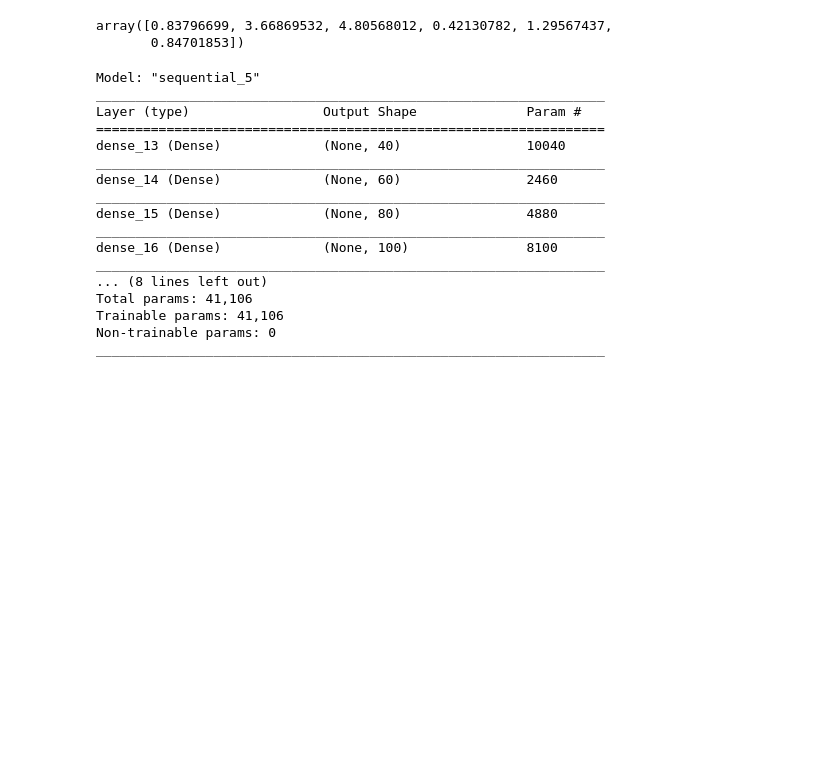
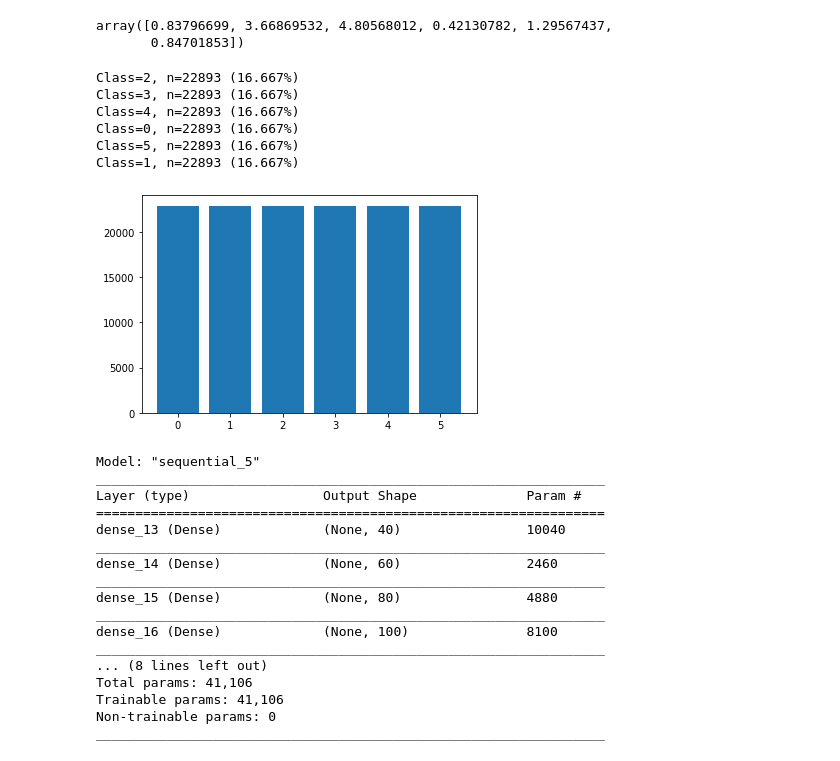
Before and after one commit to ppkgtmm/emotion, a Jupyter notebook: sample_emo.ipynb, the cells around one changed output. Saved outputs shown, nothing was run; the diff lists cells and outputs as text; code cells hidden in the pictures; blank space fills up the shorter version.

```diff
--- a/sample_emo.ipynb
+++ b/sample_emo.ipynb
@@ -78,6 +79,22 @@ array([0.83796699, 3.66869532, 4.80568012, 0.42130782, 1.29567437,
 oversample = SMOTE()
 sequence_train, train_target = oversample.fit_resample(sequence_train,\
                                                        train_target)
+# %%
+counter = Counter(np.argmax(train_target, axis=1))
+for k,v in counter.items():
+	per = v / len(train_target) * 100
+	print('Class=%d, n=%d (%.3f%%)' % (k, v, per))
+# plot the distribution
+plt.bar(counter.keys(), counter.values())
+plt.show()
+# %% [output]
+Class=2, n=22893 (16.667%)
+Class=3, n=22893 (16.667%)
+Class=4, n=22893 (16.667%)
+Class=0, n=22893 (16.667%)
+Class=5, n=22893 (16.667%)
+Class=1, n=22893 (16.667%)
+[figure, added]
 # %%
 def build_mlp():
     model = Sequential()
```
Also changed, not shown: parts of 1 cell of this notebook.
